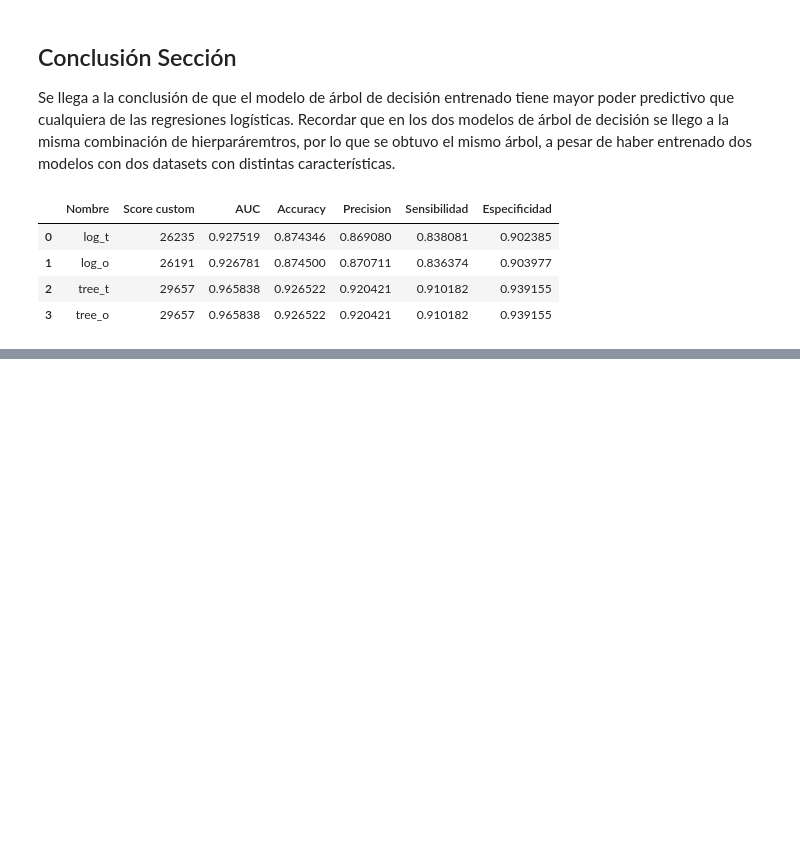
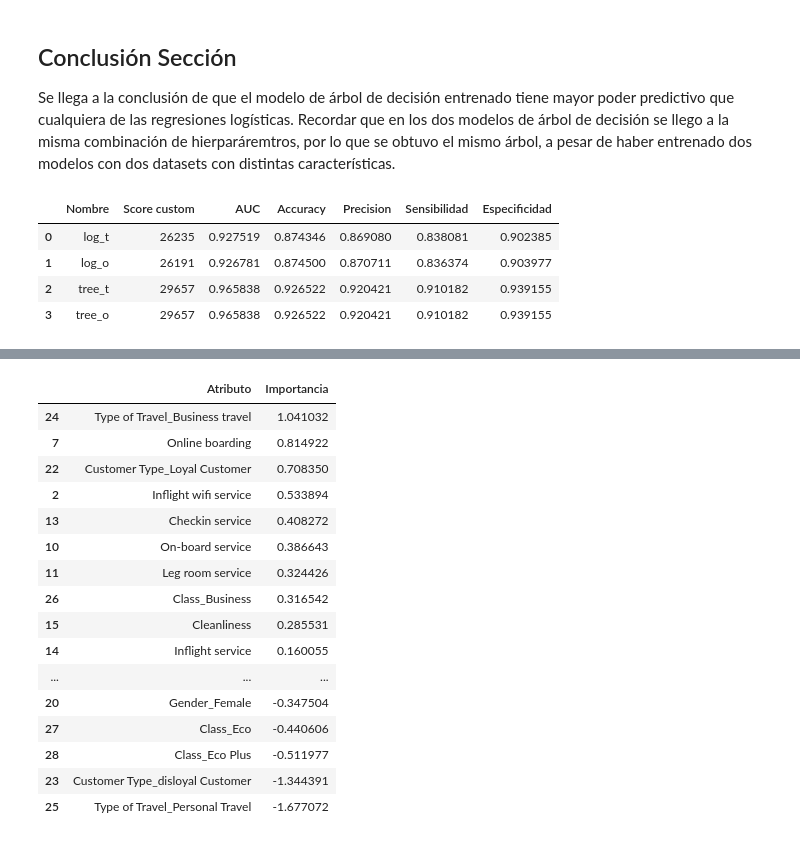
Before and after one commit to TomasSG/Parcial2-CienciaDeDatos, a Jupyter notebook: notebook/Parcial2.ipynb, the cells around one changed output, grey strips where cells are left out. Saved outputs shown, nothing was run; the diff lists cells and outputs as text; code cells hidden in the pictures; blank space fills up the shorter version.

```diff
--- a/notebook/Parcial2.ipynb
+++ b/notebook/Parcial2.ipynb
@@ -1176,0 +1222,24 @@ En esta sección vamos a interpretar los modelos y vamos a tratar de dar respues
+# %%
+# Importancia para la primera regresión logística.
+pd.DataFrame({
+    "Atributo": X_train_t.columns,
+    "Importancia": df_modelos["Modelo"][0].coef_[0]
+}).sort_values("Importancia", ascending=False)
+# %% [output]
+|  | Atributo | Importancia |
+| 24 | Type of Travel_Business travel | 1.041032 |
+| 7 | Online boarding | 0.814922 |
+| 22 | Customer Type_Loyal Customer | 0.708350 |
+| 2 | Inflight wifi service | 0.533894 |
+| 13 | Checkin service | 0.408272 |
+| 10 | On-board service | 0.386643 |
+| 11 | Leg room service | 0.324426 |
+| 26 | Class_Business | 0.316542 |
+| 15 | Cleanliness | 0.285531 |
+| 14 | Inflight service | 0.160055 |
+| ... | ... | ... |
+| 20 | Gender_Female | -0.347504 |
+| 27 | Class_Eco | -0.440606 |
+| 28 | Class_Eco Plus | -0.511977 |
+| 23 | Customer Type_disloyal Customer | -1.344391 |
+| 25 | Type of Travel_Personal Travel | -1.677072 |
```
Also changed, not shown: parts of 10 cells of this notebook.
